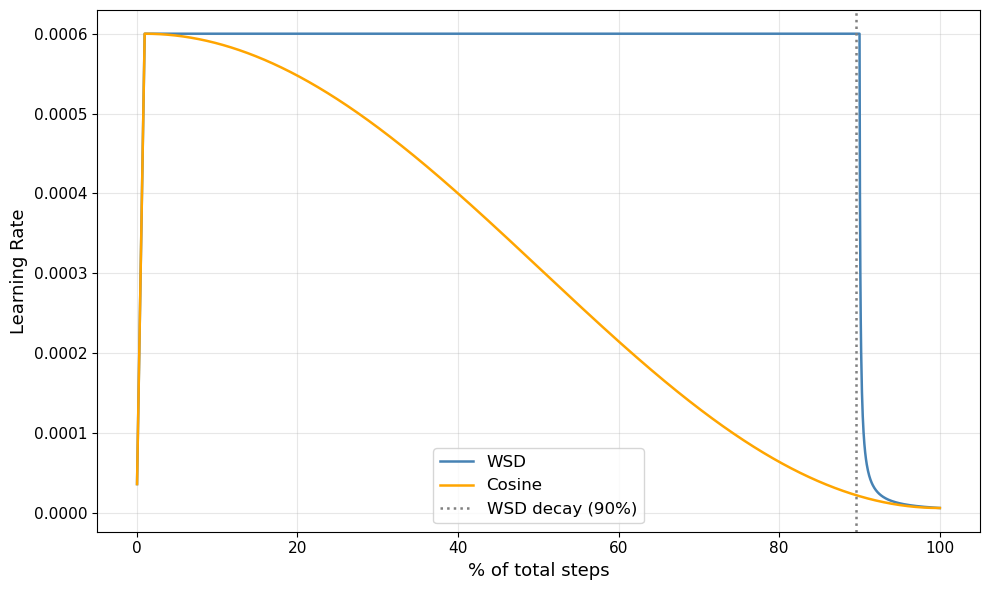
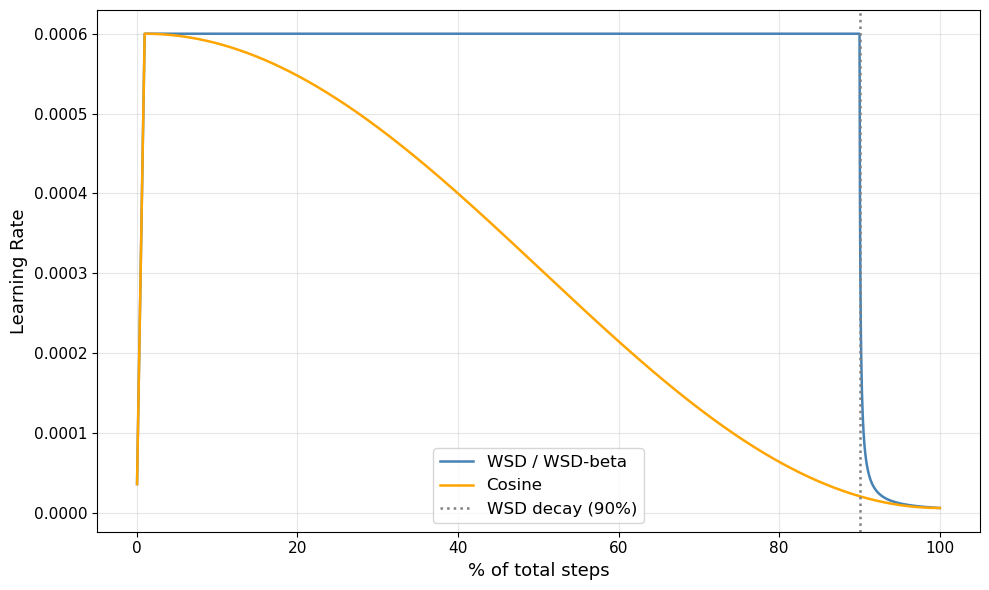
The change to this notebook cell's code, shown as a diff; its figure went from the first image to the second:
--- before
+++ after
@@ -1,14 +1,9 @@
-MAX_STEPS = wsd_train["step"].max()
-
-lr_diff = wsd_train["learning_rate"].diff()
-decay_step = int(wsd_train.loc[lr_diff[lr_diff < -1e-9].index[0], "step"])
-decay_pct = 89.5
-
 fig, ax = plt.subplots(figsize=(10, 6))
 
-ax.plot(100 * wsd_train["step"] / MAX_STEPS,    wsd_train["learning_rate"],    color="steelblue", linewidth=1.8, label="WSD")
+ax.plot(100 * wsd_train["step"] / MAX_STEPS,    wsd_train["learning_rate"],    color="steelblue", linewidth=1.8, label="WSD / WSD-beta")
 ax.plot(100 * cosine_train["step"] / MAX_STEPS, cosine_train["learning_rate"], color="orange",    linewidth=1.8, label="Cosine")
 
-ax.axvline(decay_pct, color="gray", linewidth=1.8, linestyle=":", label=f"WSD decay ({decay_pct:.0f}%)")
+ax.axvline(100 * WSD_DECAY_START / MAX_STEPS, color="gray", linewidth=1.8, linestyle=":",
+           label=f"WSD decay ({100 * WSD_DECAY_START / MAX_STEPS:.0f}%)")
 
 ax.set_xlabel("% of total steps", fontsize=13)

Commit: Fixed comments in notebook